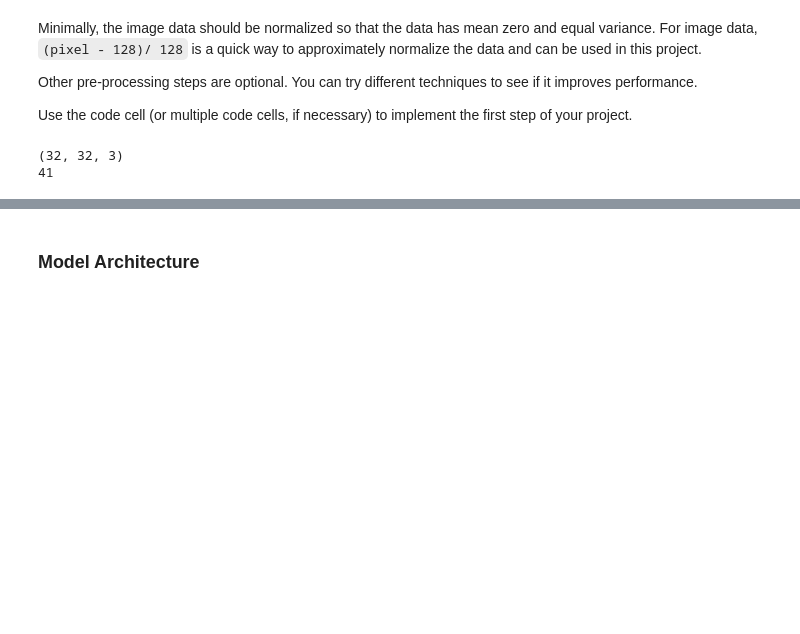
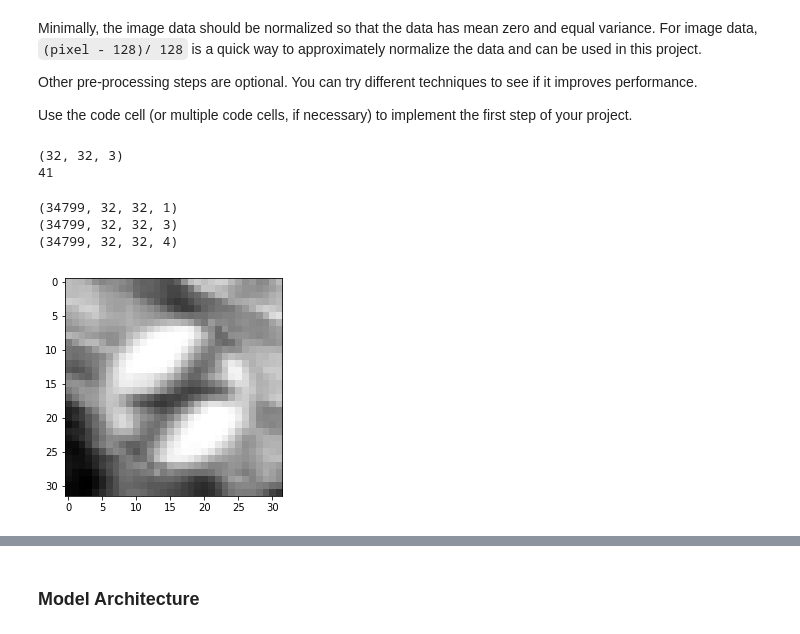
Before and after one commit to var7/CarND-Traffic-Sign-Classifier-Project, a Jupyter notebook: Traffic_Sign_Classifier.ipynb, the cells around one changed output, grey strips where cells are left out. Saved outputs shown, nothing was run; the diff lists cells and outputs as text; code cells hidden in the pictures; blank space fills up the shorter version.

```diff
--- a/Traffic_Sign_Classifier.ipynb
+++ b/Traffic_Sign_Classifier.ipynb
@@ -165,16 +232,27 @@ print(y_train[0])
 (32, 32, 3)
 41
 # %%
-# def rgb2gray(rgb):
-#     return np.dot(rgb[...,:3], [0.299, 0.587, 0.114])
+def rgb2gray(rgb):
+    return np.dot(rgb[...,:3], [0.299, 0.587, 0.114])
 
 # print(weightedAverage(X_train[0][0]))
-# plt.figure()
-# plt.imshow(X_train[50])
-# plt.imshow(rgb2gray(X_train[50]), cmap='gray')
+plt.figure()
+plt.imshow(X_train[50])
+plt.imshow(rgb2gray(X_train[50]), cmap='gray')
 
-# print(X_train[:,:,3][0])
-# X_train[:,:,:,4] = rgb2gray(X_train)
+X_train_gray = (rgb2gray(X_train))
+X_train_gray = np.reshape(X_train_gray, X_train_gray.shape + (1,))
+
+# X_train_gray = np.zeros((n_train, 32, 32, 4), dtype=np.float32)
+print(X_train_gray.shape)
+print(X_train.shape)
+X_train_combined = np.concatenate((X_train, X_train_gray), axis=3)
+print(X_train_combined.shape)
+# %% [output]
+(34799, 32, 32, 1)
+(34799, 32, 32, 3)
+(34799, 32, 32, 4)
+[figure, added]
 # %%
 ### Preprocess the data here. It is required to normalize the data. Other preprocessing steps could include
 ### converting to grayscale, etc.
```
Also changed, not shown: parts of 12 cells of this notebook, 8 other files.
